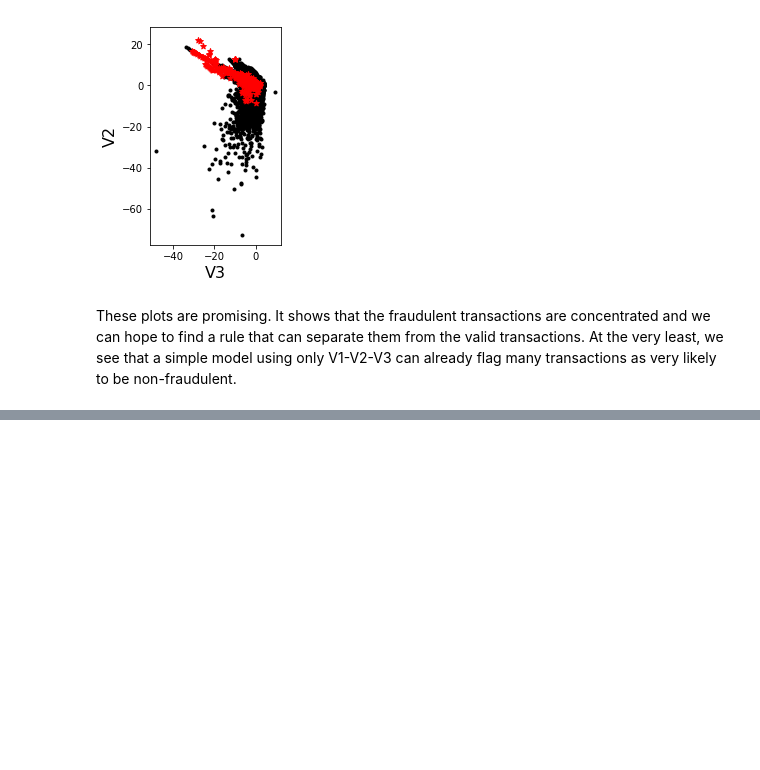
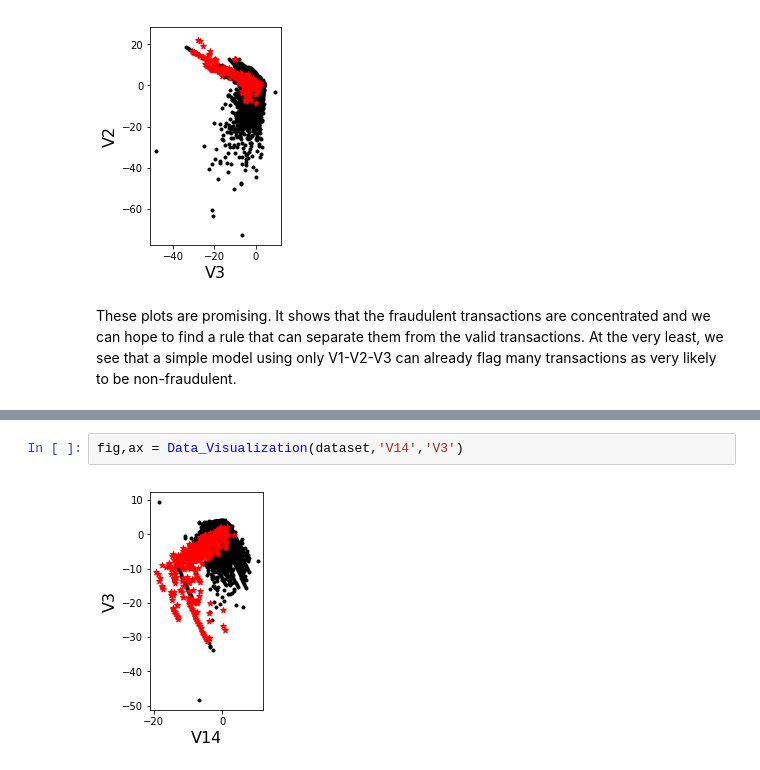
Before and after one commit to tiagobbatalhao/credit_card_fraud, a Jupyter notebook: CreditCardFraud.ipynb, the cells around one changed output, grey strips where cells are left out. Cells and saved outputs as stored; diff of their text form; blank space fills up the shorter version.

```diff
--- a/CreditCardFraud.ipynb
+++ b/CreditCardFraud.ipynb
@@ -123,0 +141,4 @@ These plots are promising. It shows that the fraudulent transactions are concent
+# %%
+fig,ax = Data_Visualization(dataset,'V14','V3')
+# %% [output]
+[figure, added]
```
Also changed, not shown: parts of 30 cells of this notebook.
